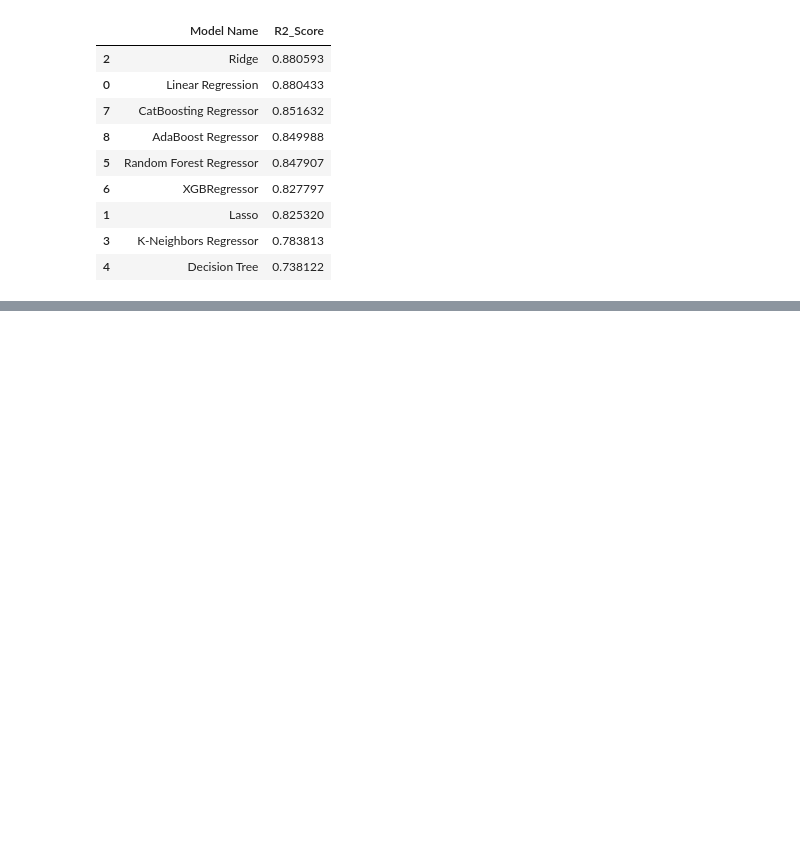
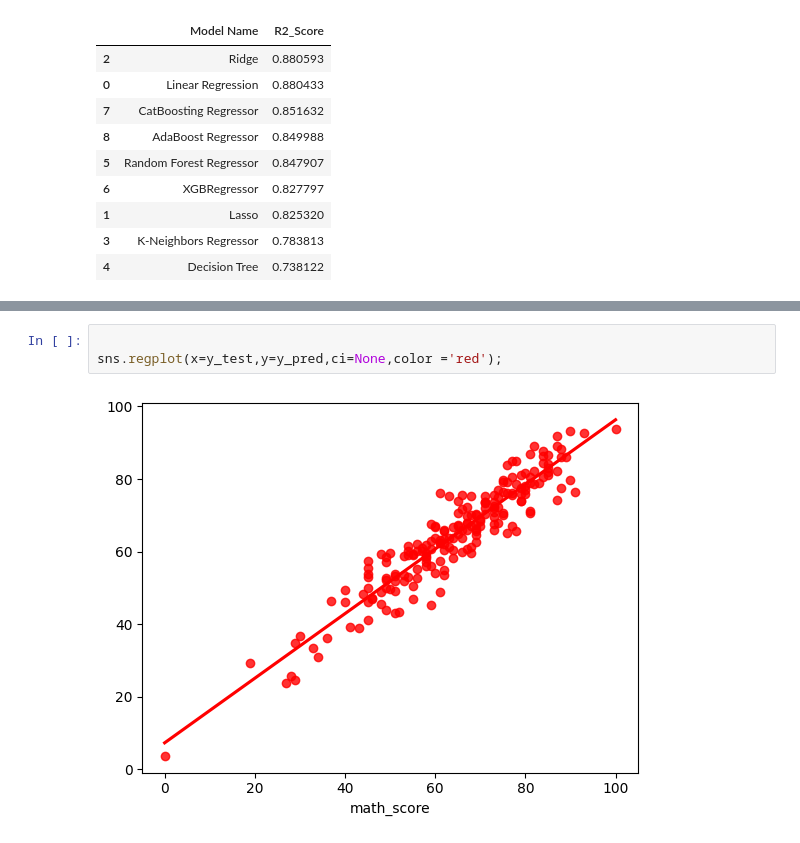
Before and after one commit to sanjeevmoparthi/MLProject, a Jupyter notebook: notebook/2.Model training.ipynb, the cells around one changed output, grey strips where cells are left out. Drawn from its saved outputs; the diff is of its cells as text; blank space fills up the shorter version.

```diff
--- a/notebook/2.Model training.ipynb
+++ b/notebook/2.Model training.ipynb
@@ -199,0 +228,5 @@ pd.DataFrame(list(zip(model_list, r2_list)), columns=['Model Name', 'R2_Score'])
+# %%
+
+sns.regplot(x=y_test,y=y_pred,ci=None,color ='red');
+# %% [output]
+[figure, added]
```
Also changed, not shown: parts of 10 cells of this notebook, 4 other files.
